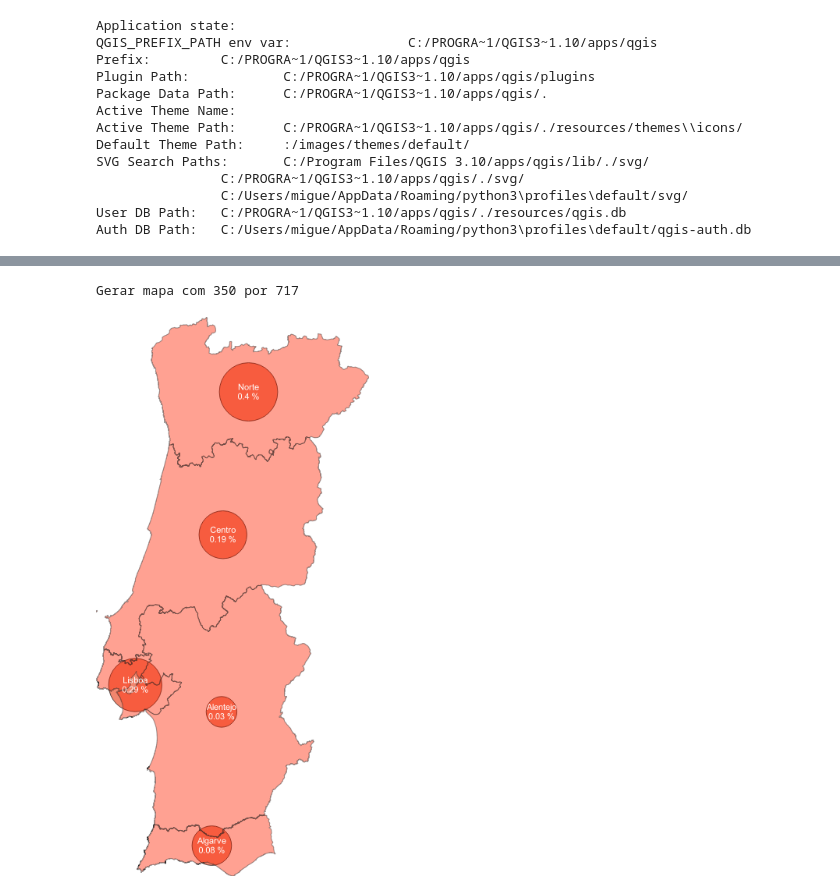
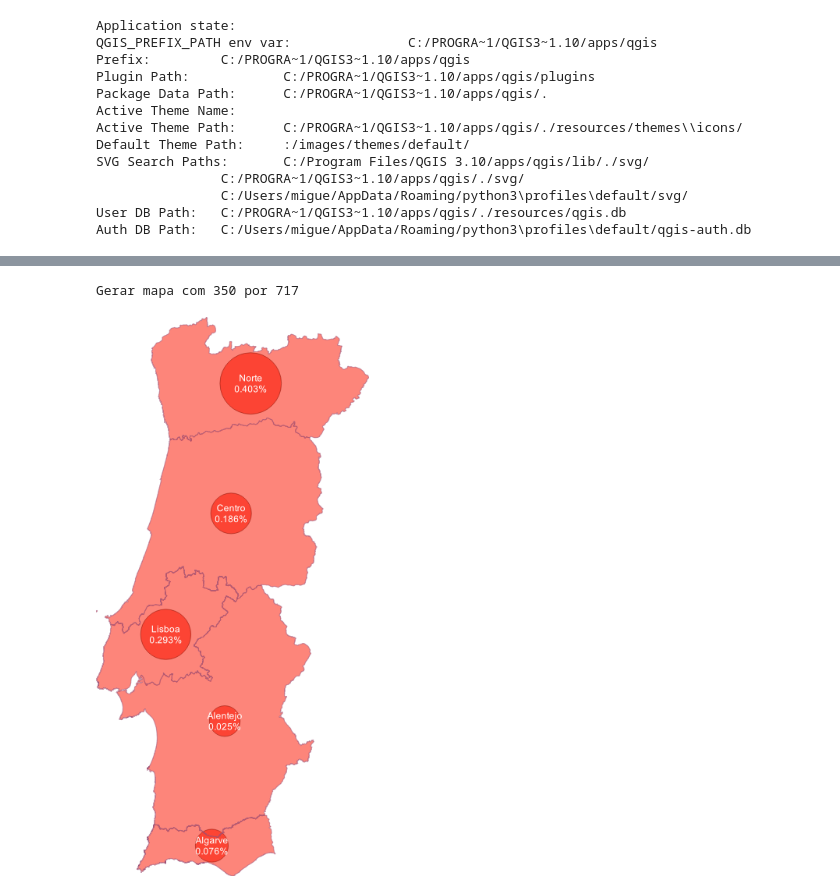
Before and after one commit to miguelpinto-98/Epidemiologia, a Jupyter notebook: Ponto da Situação em Percentagem.ipynb, the cells around one changed output, grey strips where cells are left out. Saved outputs shown, nothing was run; the diff lists cells and outputs as text; code cells hidden in the pictures.

```diff
--- a/Ponto da Situação em Percentagem.ipynb
+++ b/Ponto da Situação em Percentagem.ipynb
@@ -46,30 +46,30 @@ Layer Centroides loaded
 Layer layer_styles loaded
 # %%
 from IPython.display import Image
-vlayer2 = QgsProject.instance().mapLayersByName('Camada unida')[0]
+vlayer2 = QgsProject.instance().mapLayersByName('Dados')[0]
 vlayer = QgsProject.instance().mapLayersByName('Centroides')[0]
 xt = vlayer2.extent()
 
 width  = 350
 height = int(width*xt.height()/xt.width())
 print("Gerar mapa com {} por {}".format(width, height))
 options = QgsMapSettings()
 options.setLayers([vlayer2,vlayer])
 options.setBackgroundColor(QColor(255, 255, 255))
 
 options.setOutputSize(QSize(width, height))
 options.setExtent(xt)
 
 render = QgsMapRendererParallelJob(options)
 render.start()
 render.waitForFinished()
 
 image = render.renderedImage()
 imgbuf= QBuffer()
 imgbuf.open( QIODevice.ReadWrite )
 image.save('figuras/Portugal.png',"PNG")
 image.save( imgbuf,"PNG" )
 Image( imgbuf.data() )
 # %% [output]
 Gerar mapa com 350 por 717
-[figure, old version]
+[figure, new version]
```
Also changed, not shown: parts of 1 cell of this notebook, 2 other files.
